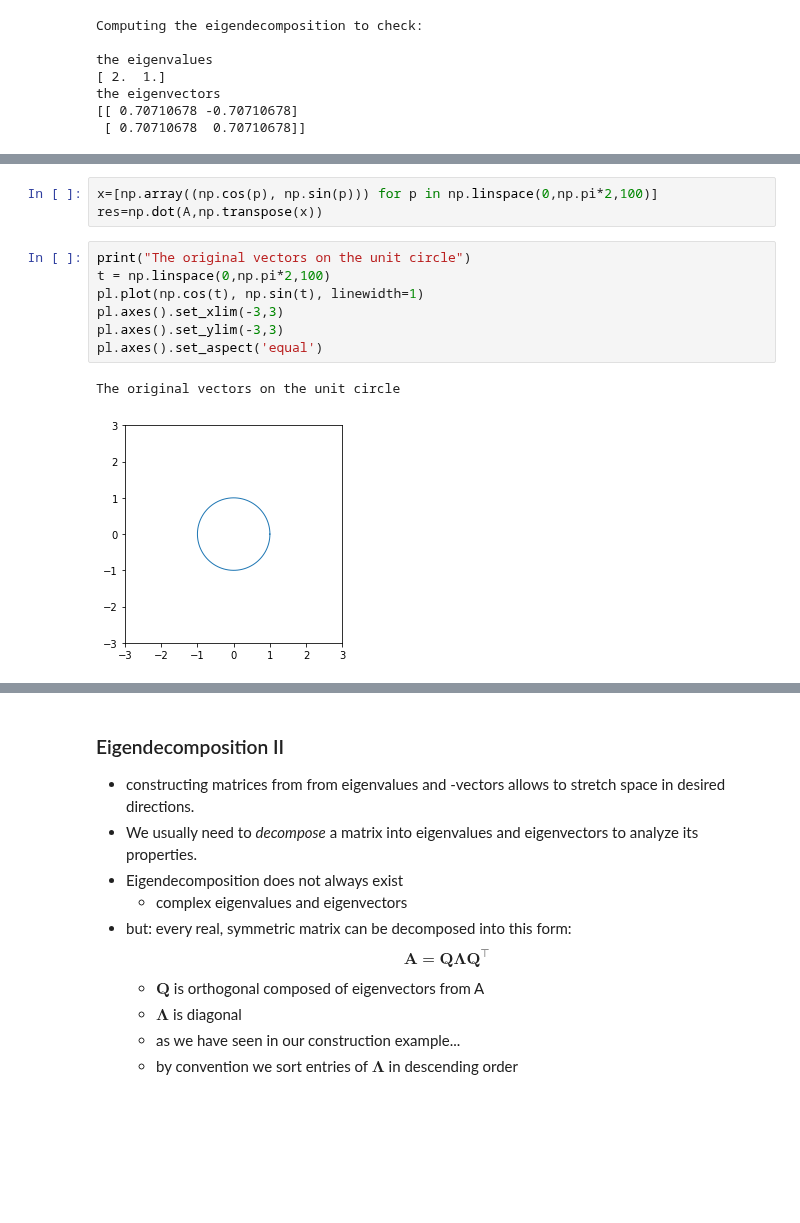
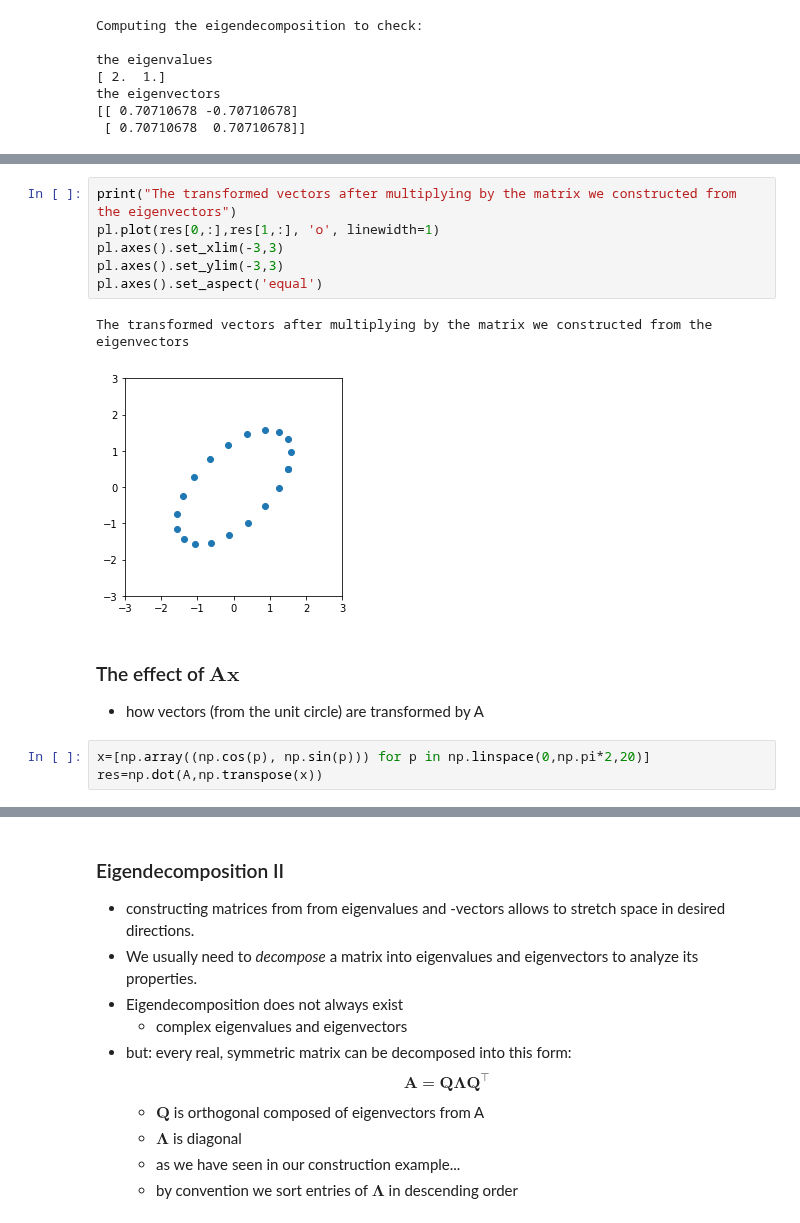
Before and after one commit to nscherf/Machine-learning-lectures, a Jupyter notebook: 02-Math-Background-Lightning-Session/linear-algebra.ipynb, the cells around one changed output, grey strips where cells are left out. Cells and saved outputs as stored; diff of their text form; blank space fills up the shorter version.

Commit message:
final revision after test run

```diff
--- a/02-Math-Background-Lightning-Session/linear-algebra.ipynb
+++ b/02-Math-Background-Lightning-Session/linear-algebra.ipynb
@@ -482,13 +498,15 @@ the eigenvectors
+# %%
+print("The transformed vectors after multiplying by the matrix we constructed from the eigenvectors")
+pl.plot(res[0,:],res[1,:], 'o', linewidth=1)
+pl.axes().set_xlim(-3,3)
+pl.axes().set_ylim(-3,3)
+pl.axes().set_aspect('equal')
+# %% [output]
+The transformed vectors after multiplying by the matrix we constructed from the eigenvectors
+[figure, added]
+# %% [markdown]
+### The effect of $\mathbf{A} \mathbf{x}$
+- how vectors (from the unit circle) are transformed by A
 # %%
-x=[np.array((np.cos(p), np.sin(p))) for p in np.linspace(0,np.pi*2,100)]
+x=[np.array((np.cos(p), np.sin(p))) for p in np.linspace(0,np.pi*2,20)]
 res=np.dot(A,np.transpose(x))
-# %%
-print("The original vectors on the unit circle")
-t = np.linspace(0,np.pi*2,100)
-pl.plot(np.cos(t), np.sin(t), linewidth=1)
-pl.axes().set_xlim(-3,3)
-pl.axes().set_ylim(-3,3)
-pl.axes().set_aspect('equal')
-# %% [output]
-The original vectors on the unit circle
-[figure, removed]
```
Also changed, not shown: parts of 28 cells of this notebook.
